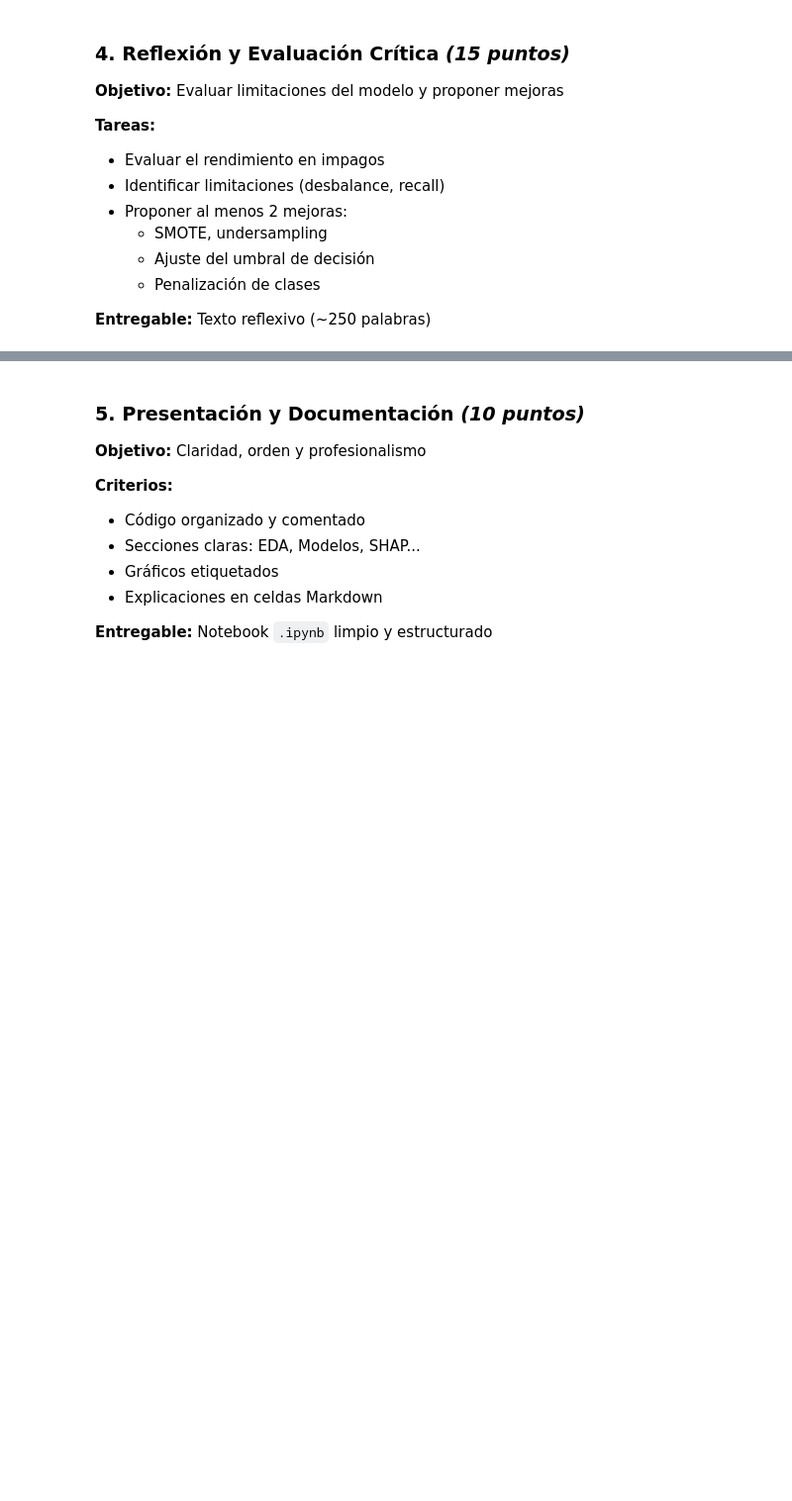
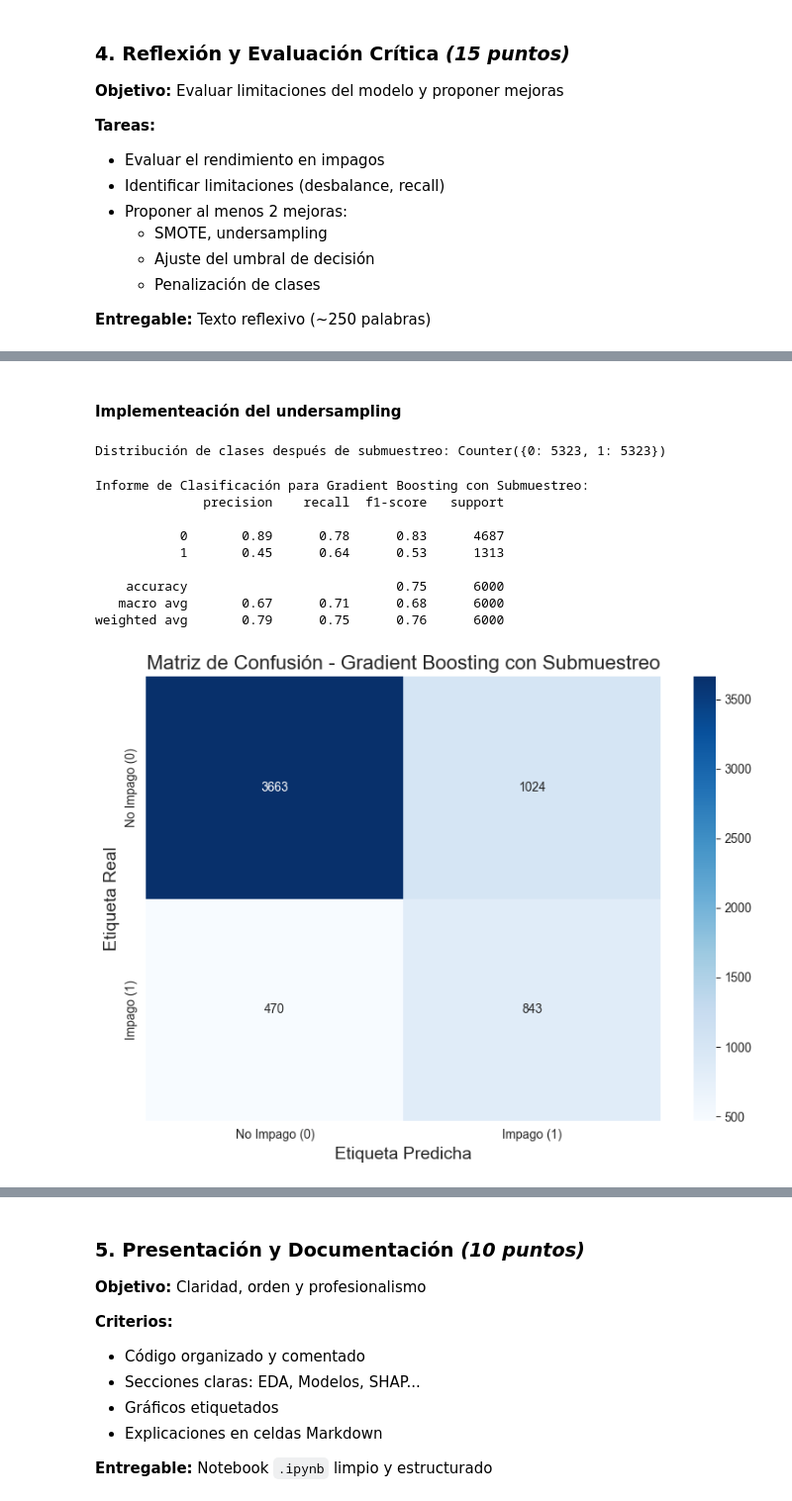
Before and after one commit to nestorojeda/CreditSHAP, a Jupyter notebook: notebook.ipynb, the cells around one changed output, grey strips where cells are left out. Shown at 99% size. Saved outputs shown, nothing was run; the diff lists cells and outputs as text; code cells hidden in the pictures; blank space fills up the shorter version.

```diff
--- a/notebook.ipynb
+++ b/notebook.ipynb
@@ -558,0 +630,44 @@ Pago realizado último mes: 0 NT$
+# %% [markdown]
+#### Implementeación del undersampling
+# %%
+from imblearn.under_sampling import RandomUnderSampler
+from collections import Counter
+
+# Initialize the undersampler
+undersampler = RandomUnderSampler(random_state=42)
+# Apply undersampling
+X_resampled, y_resampled = undersampler.fit_resample(X_train, y_train)
+# Check the new class distribution
+print(f"Distribución de clases después de submuestreo: {Counter(y_resampled)}")
+# %% [output]
+Distribución de clases después de submuestreo: Counter({0: 5323, 1: 5323})
+# %%
+gb_classifier_resampled = GradientBoostingClassifier(n_estimators=100, random_state=42)
+
+# Fit the model on the resampled data
+gb_classifier_resampled.fit(X_resampled, y_resampled)
+
+# Make predictions
+y_pred_resampled = gb_classifier_resampled.predict(X_test)
+
+# Evaluate the model
+print("Informe de Clasificación para Gradient Boosting con Submuestreo:")
+print(classification_report(y_test, y_pred_resampled))
+
+# Plot confusion matrix using the utility function
+plot_confusion_matrix(y_test, y_pred_resampled, 'Matriz de Confusión - Gradient Boosting con Submuestreo')
+
+# Plot ROC curve using the utility function
+y_pred_proba_resampled = gb_classifier_resampled.predict_proba(X_test)[:, 1]
+roc_auc_resampled = plot_roc_curve(y_test, y_pred_proba_resampled, 'Curva ROC - Gradient Boosting con Submuestreo')
+# %% [output]
+Informe de Clasificación para Gradient Boosting con Submuestreo:
+              precision    recall  f1-score   support
+
+           0       0.89      0.78      0.83      4687
+           1       0.45      0.64      0.53      1313
+
+    accuracy                           0.75      6000
+   macro avg       0.67      0.71      0.68      6000
+weighted avg       0.79      0.75      0.76      6000
+[figure, added]
```
Also changed, not shown: parts of 20 cells of this notebook.
